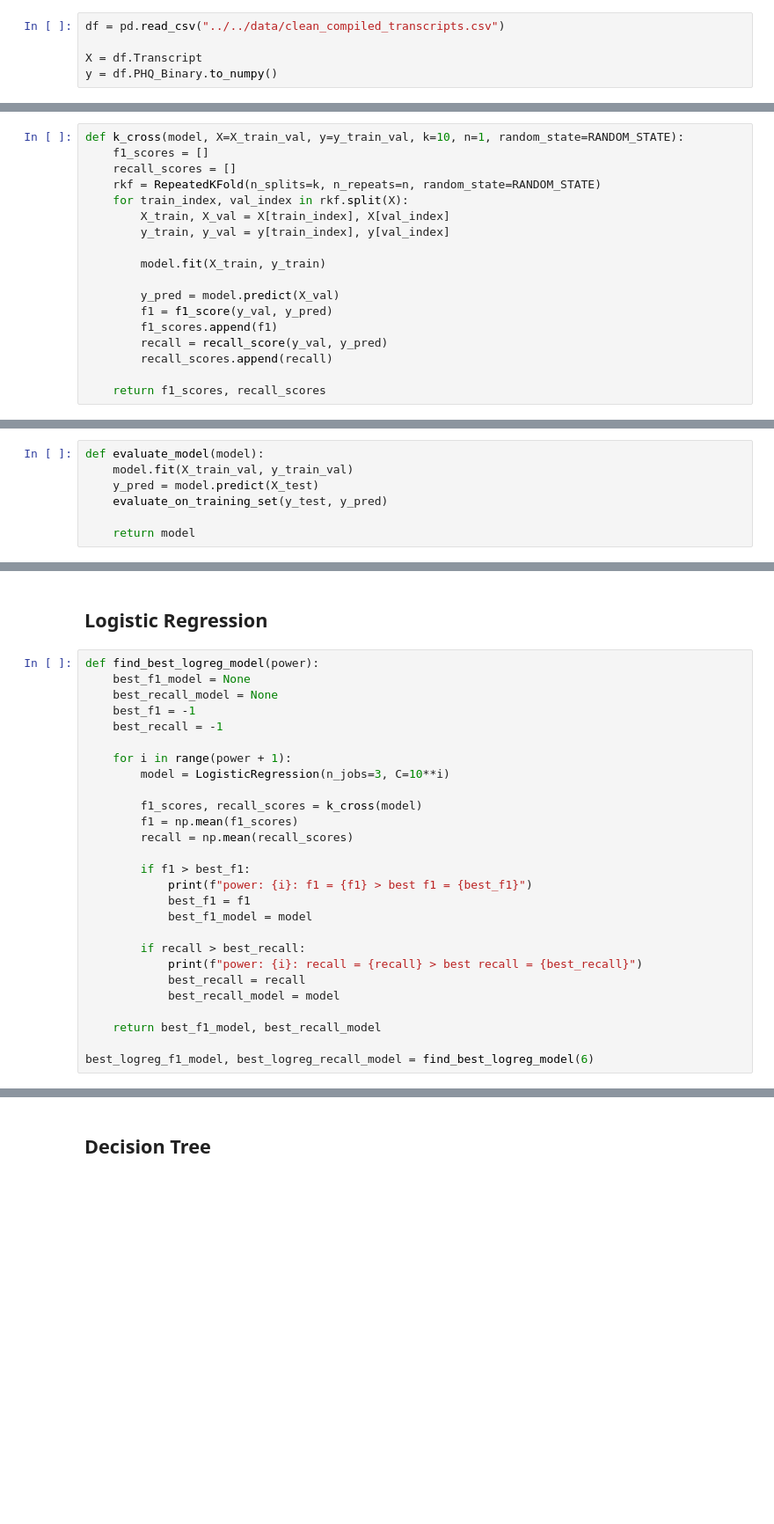
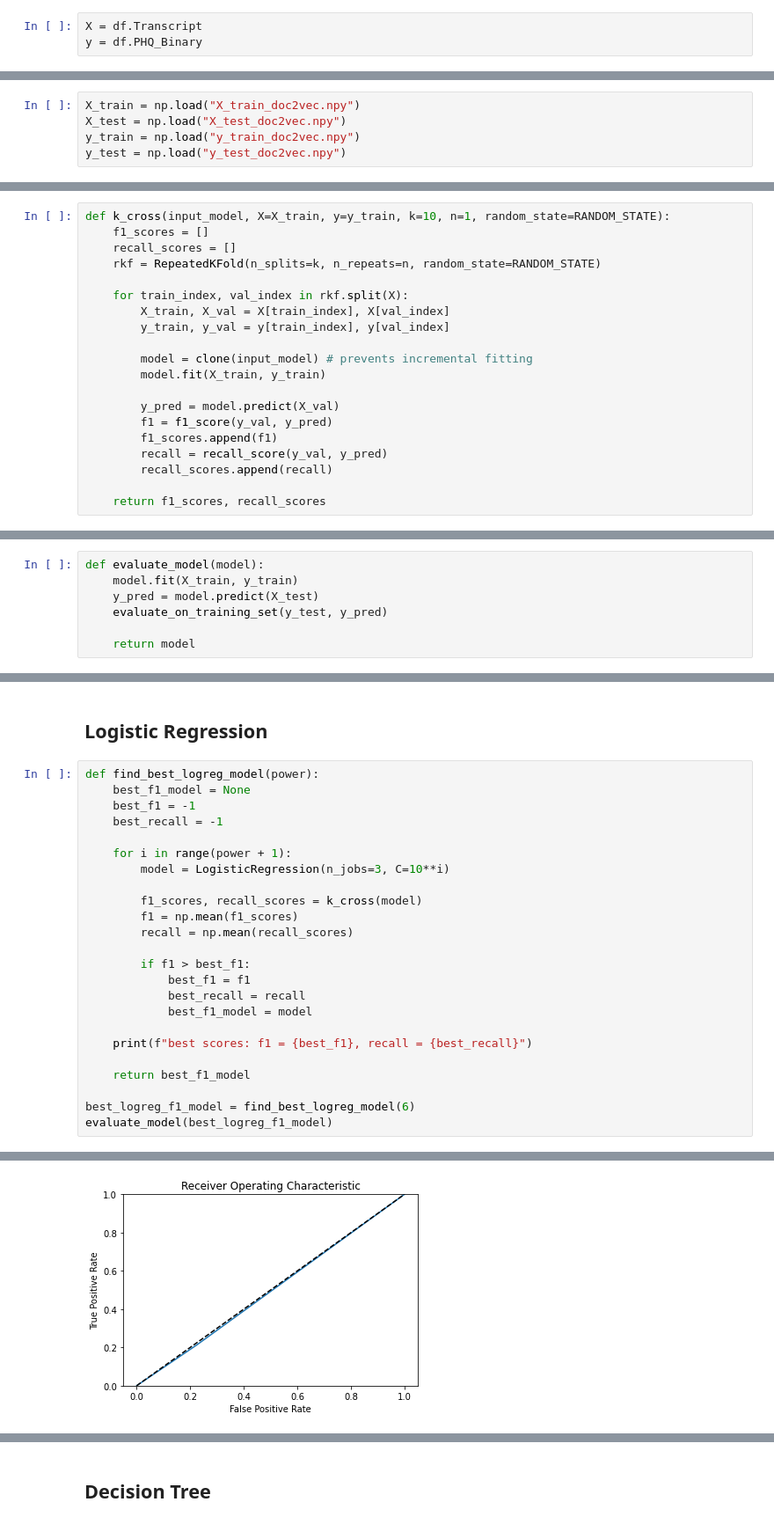
Before and after one commit to derong97/automatic-depression-detector, a Jupyter notebook: models/word_embeddings/doc2vec.ipynb, the cells around one changed output, grey strips where cells are left out. Shown at 88% size. Saved outputs shown, nothing was run; the diff lists cells and outputs as text; blank space fills up the shorter version.

```diff
--- a/models/word_embeddings/doc2vec.ipynb
+++ b/models/word_embeddings/doc2vec.ipynb
@@ -54,5 +60,3 @@ Requirement already satisfied: chardet<4,>=3.0.2 in /opt/conda/lib/python3.6/sit
 # %%
-df = pd.read_csv("../../data/clean_compiled_transcripts.csv")
-
 X = df.Transcript
-y = df.PHQ_Binary.to_numpy()
+y = df.PHQ_Binary
@@ -143,3 +189,8 @@ X_train_val.shape, X_test.shape
+# %%
+X_train = np.load("X_train_doc2vec.npy")
+X_test = np.load("X_test_doc2vec.npy")
+y_train = np.load("y_train_doc2vec.npy")
+y_test = np.load("y_test_doc2vec.npy")
 # %% [markdown]
 # More preprocessing
 # %% [markdown]
@@ -182,14 +233,16 @@ def evaluate_on_training_set(y_test, y_pred):
 # %% [markdown]
 ## k cross
 # %%
-def k_cross(model, X=X_train_val, y=y_train_val, k=10, n=1, random_state=RANDOM_STATE):
+def k_cross(input_model, X=X_train, y=y_train, k=10, n=1, random_state=RANDOM_STATE):
     f1_scores = []
     recall_scores = []
     rkf = RepeatedKFold(n_splits=k, n_repeats=n, random_state=RANDOM_STATE)
+
     for train_index, val_index in rkf.split(X):
         X_train, X_val = X[train_index], X[val_index]
         y_train, y_val = y[train_index], y[val_index]
 
+        model = clone(input_model) # prevents incremental fitting
         model.fit(X_train, y_train)
 
         y_pred = model.predict(X_val)
@@ -203,7 +256,7 @@ def k_cross(model, X=X_train_val, y=y_train_val, k=10, n=1, random_state=RANDOM_
 ## Evaluate model
 # %%
 def evaluate_model(model):
-    model.fit(X_train_val, y_train_val)
+    model.fit(X_train, y_train)
     y_pred = model.predict(X_test)
     evaluate_on_training_set(y_test, y_pred)
 
@@ -215,7 +268,6 @@ def evaluate_model(model):
 # %%
 def find_best_logreg_model(power):
     best_f1_model = None
-    best_recall_model = None
     best_f1 = -1
     best_recall = -1
 
@@ -227,16 +279,14 @@ def find_best_logreg_model(power):
         recall = np.mean(recall_scores)
 
         if f1 > best_f1:
-            print(f"power: {i}: f1 = {f1} > best f1 = {best_f1}")
             best_f1 = f1
+            best_recall = recall
             best_f1_model = model
 
-        if recall > best_recall:
-            print(f"power: {i}: recall = {recall} > best recall = {best_recall}")
-            best_recall = recall
-            best_recall_model = model
+    print(f"best scores: f1 = {best_f1}, recall = {best_recall}")
 
-    return best_f1_model, best_recall_model
+    return best_f1_model
 
-best_logreg_f1_model, best_logreg_recall_model = find_best_logreg_model(6)
+best_logreg_f1_model = find_best_logreg_model(6)
+evaluate_model(best_logreg_f1_model)
 # %% [output]
@@ -244,0 +312 @@ power: 0: recall = 0.4708333333333333 > best recall = -1
+[figure, added]
```
Also changed, not shown: parts of 23 cells of this notebook, 11 other files.
